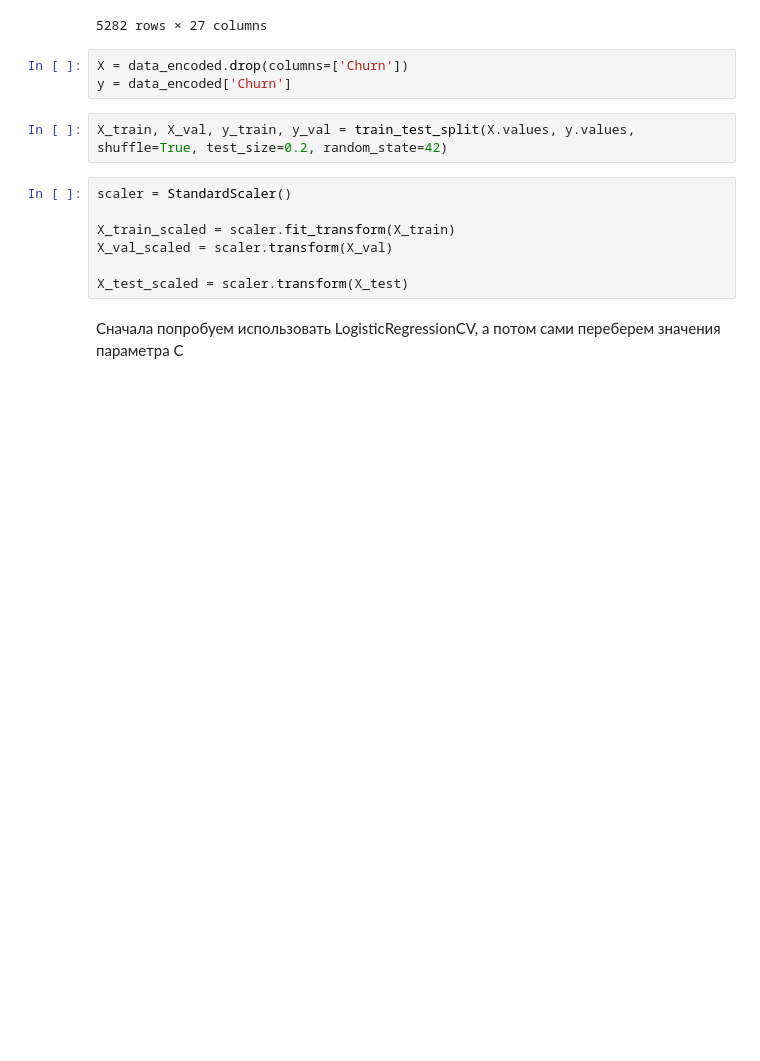
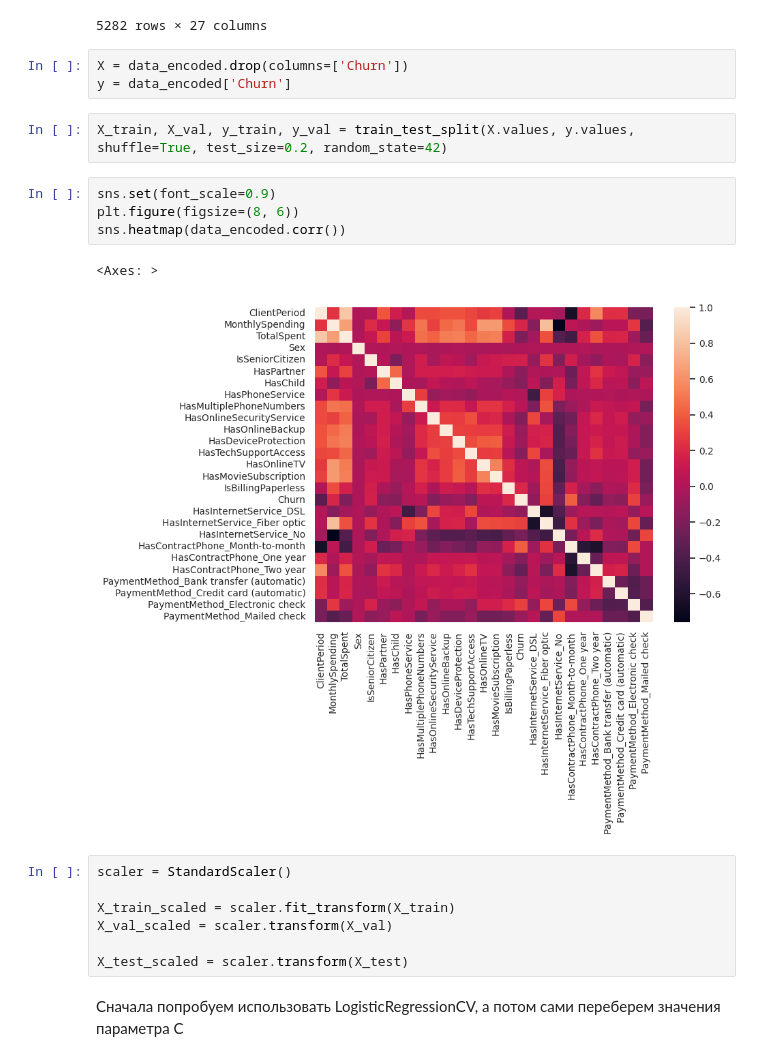
Before and after one commit to whykitsune/DLS-part1-autumn2024, a Jupyter notebook: copy__hw_kaggle_ipynb_.ipynb, the cells around one changed output. Saved outputs shown, nothing was run; the diff lists cells and outputs as text; blank space fills up the shorter version.

```diff
--- a/copy__hw_kaggle_ipynb_.ipynb
+++ b/copy__hw_kaggle_ipynb_.ipynb
@@ -649,6 +626,13 @@ X = data_encoded.drop(columns=['Churn'])
 y = data_encoded['Churn']
 # %%
 X_train, X_val, y_train, y_val = train_test_split(X.values, y.values, shuffle=True, test_size=0.2, random_state=42)
+# %%
+sns.set(font_scale=0.9)
+plt.figure(figsize=(8, 6))
+sns.heatmap(data_encoded.corr())
+# %% [output]
+<Axes: >
+[figure, added]
 # %%
 scaler = StandardScaler()
 
```
Also changed, not shown: parts of 16 cells of this notebook.
